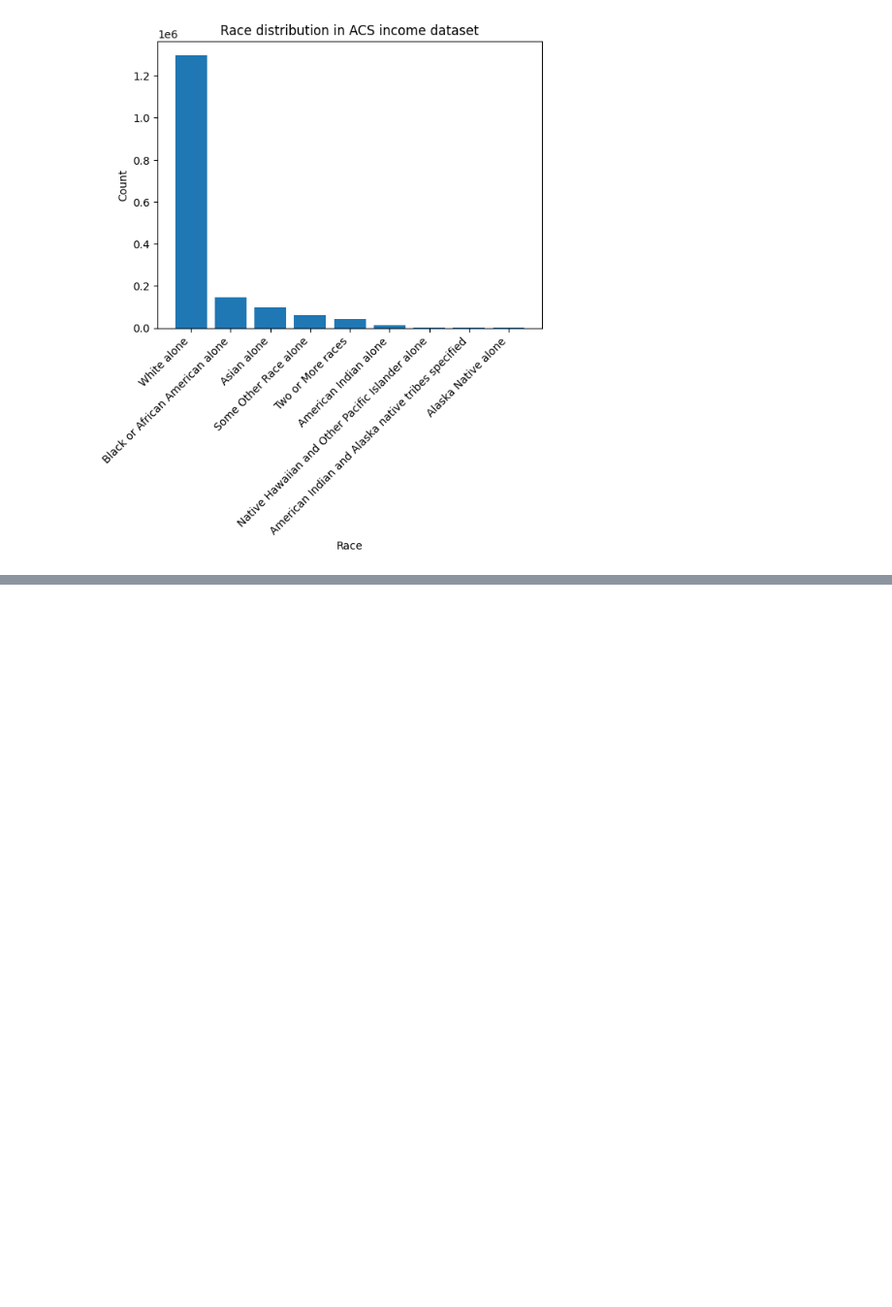
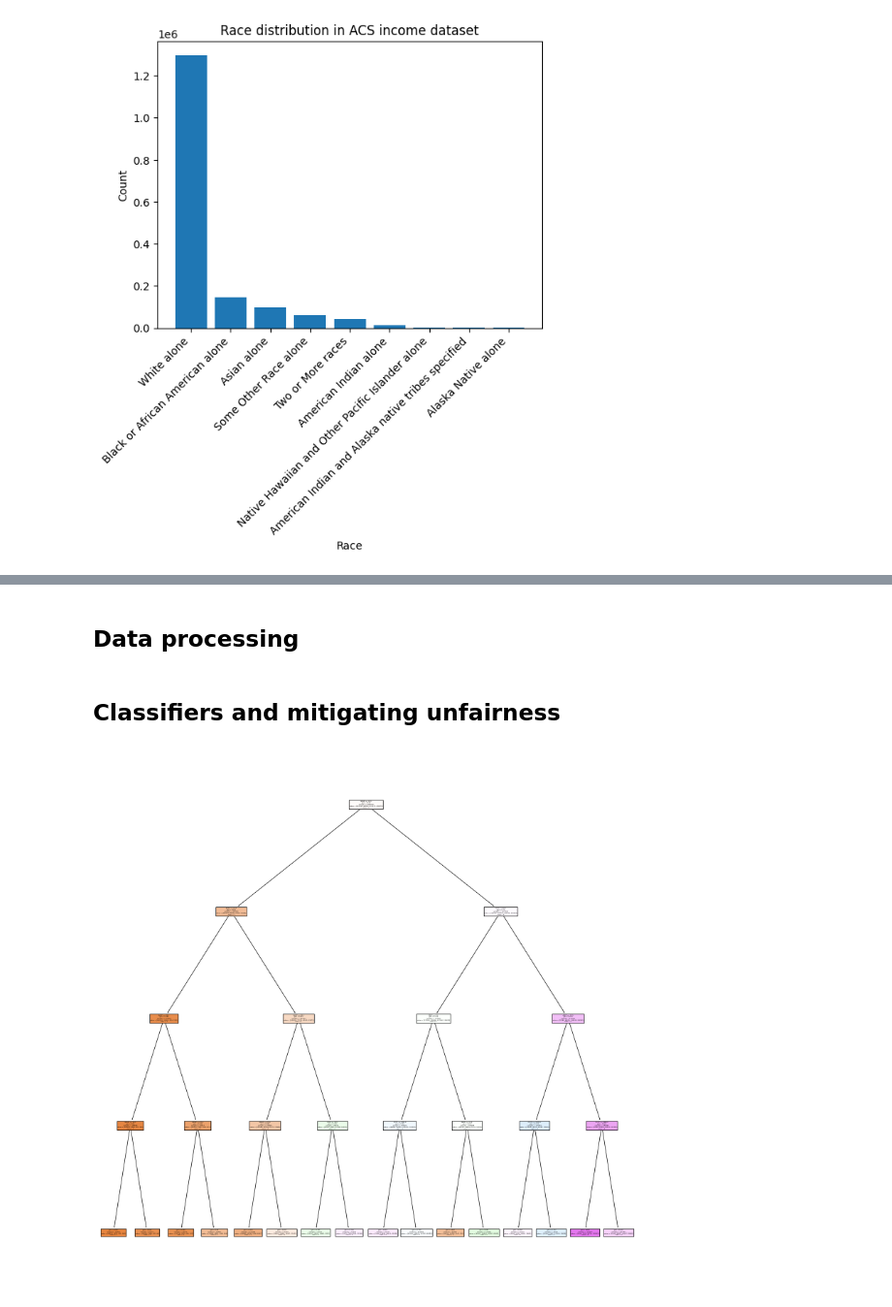
Before and after one commit to zeyuyang8/fairml, a Jupyter notebook: notebooks/data_analysis_and_wrangling.ipynb, the cells around one changed output, grey strips where cells are left out. Shown: that part at 97% size. Cells and saved outputs as stored; diff of their text form; code cells hidden in the pictures; blank space fills up the shorter version.

```diff
--- a/notebooks/data_analysis_and_wrangling.ipynb
+++ b/notebooks/data_analysis_and_wrangling.ipynb
@@ -152,0 +217,2 @@ Name: PINCP, dtype: float64
+# %% [markdown]
+## Data processing
@@ -152,0 +239,2 @@ Name: PINCP, dtype: float64
+# %% [markdown]
+## Classifiers and mitigating unfairness
@@ -153,3 +268,34 @@ Name: PINCP, dtype: float64
+# %%
+def plot_decision_tree(clf, features, labels, title, save_path=None):
+    """Plot decision tree.
+
+    Args:
+        clf (sklearn.classifier): classifier
+        features (pd.Dataframe): features dataframe
+        labels (pd.Series): labels series
+        title (str): title of the plot
+        save_path (str): path to save the plot
+
+    Returns:
+        fig (matplotlib.figure.Figure): figure
+    """
+    fig, ax = plt.subplots(figsize=(20, 20))
+    class_names = [str(label) for label in list(labels.unique())]
+    plot_tree(clf, ax=ax, feature_names=features.columns, class_names=class_names, filled=True)
+    if save_path:
+        fig.savefig(save_path + title + ".pdf", bbox_inches='tight')
+    return fig
+# %%
+def test_plot_decision_tree():
+    """test plot_decision_tree function."""
+    plot_decision_tree(DATA[ACS_INCOME]["decision_tree_clf"], DATA[ACS_INCOME]["features"],
+                       DATA[ACS_INCOME]["quartiles"], "Decision tree for ACS income dataset",
+                       PLOTS_PATH)
+
+
+test_plot_decision_tree()
+# %% [output]
+[figure, added]
 # %% [markdown]
 ## Evaluating fairness-related metrics
 
```
Also changed, not shown: parts of 17 cells of this notebook, 3 other files.
